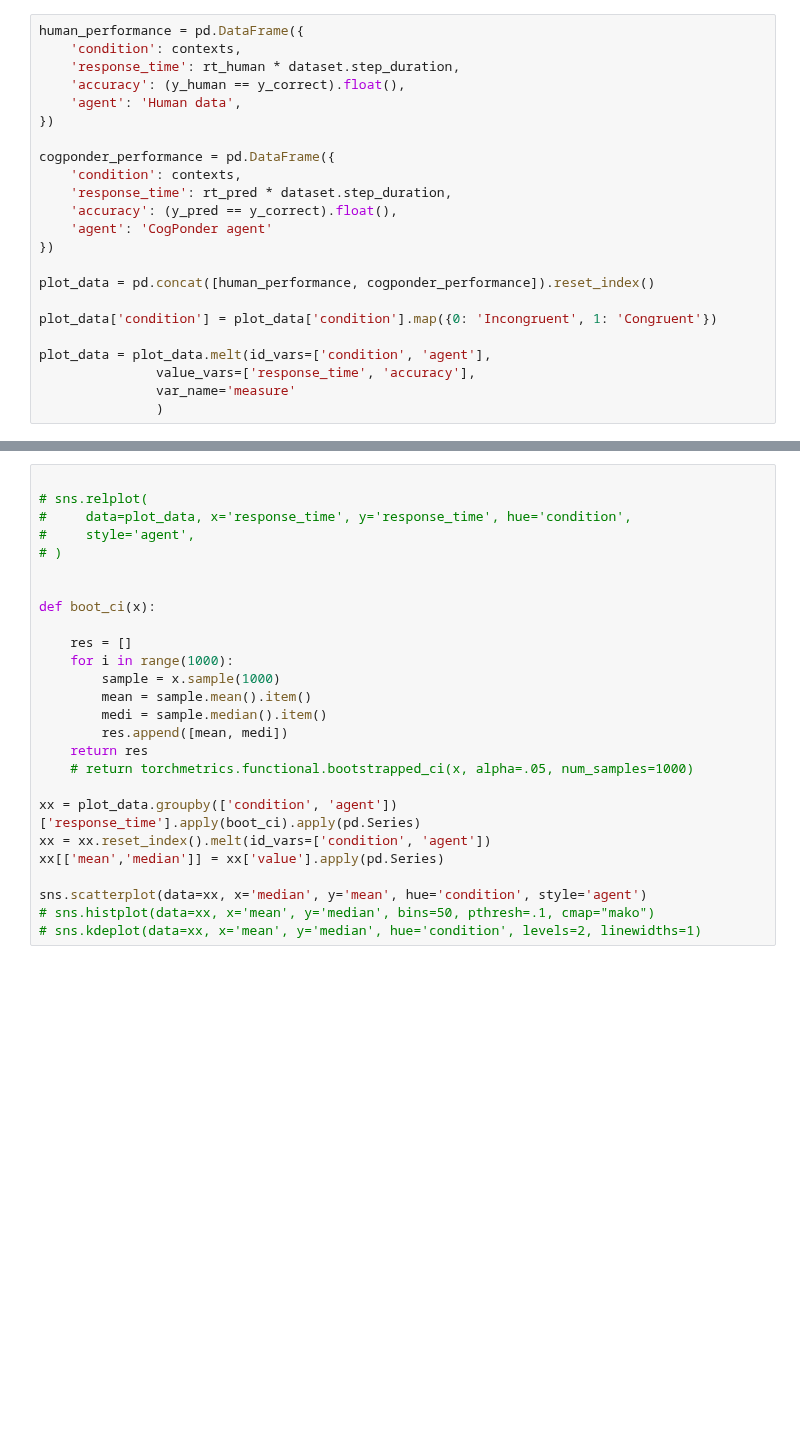
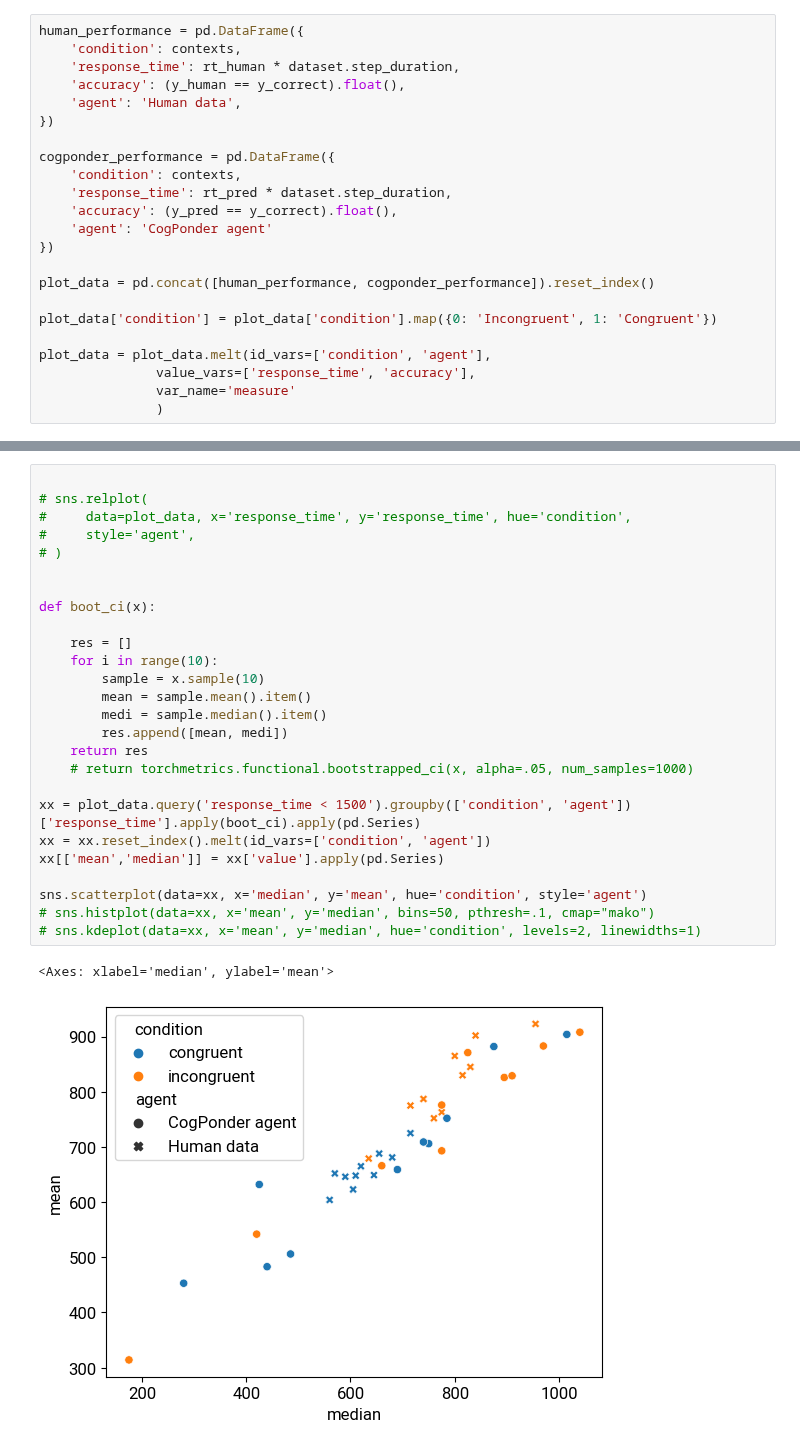
Before and after one commit to morteza/CogPonder, a Jupyter notebook: notebooks/figures/Figure3-Stroop.ipynb, the cells around one changed output, grey strips where cells are left out. Cells and saved outputs as stored; diff of their text form; blank space fills up the shorter version.

```diff
--- a/notebooks/figures/Figure3-Stroop.ipynb
+++ b/notebooks/figures/Figure3-Stroop.ipynb
@@ -177,26 +200,29 @@ plt.savefig('outputs/figures/figure4-stroop.png', bbox_inches='tight', dpi=300)
 # %%
 
 # sns.relplot(
 #     data=plot_data, x='response_time', y='response_time', hue='condition',
 #     style='agent',
 # )
 
 
 def boot_ci(x):
 
     res = []
-    for i in range(1000):
-        sample = x.sample(1000)
+    for i in range(10):
+        sample = x.sample(10)
         mean = sample.mean().item()
         medi = sample.median().item()
         res.append([mean, medi])
     return res
     # return torchmetrics.functional.bootstrapped_ci(x, alpha=.05, num_samples=1000)
 
-xx = plot_data.groupby(['condition', 'agent'])['response_time'].apply(boot_ci).apply(pd.Series)
+xx = plot_data.query('response_time < 1500').groupby(['condition', 'agent'])['response_time'].apply(boot_ci).apply(pd.Series)
 xx = xx.reset_index().melt(id_vars=['condition', 'agent'])
 xx[['mean','median']] = xx['value'].apply(pd.Series)
 
 sns.scatterplot(data=xx, x='median', y='mean', hue='condition', style='agent')
 # sns.histplot(data=xx, x='mean', y='median', bins=50, pthresh=.1, cmap="mako")
 # sns.kdeplot(data=xx, x='mean', y='median', hue='condition', levels=2, linewidths=1)
+# %% [output]
+<Axes: xlabel='median', ylabel='mean'>
+[figure, added]
```
Also changed, not shown: parts of 6 cells of this notebook, 4 other files.
